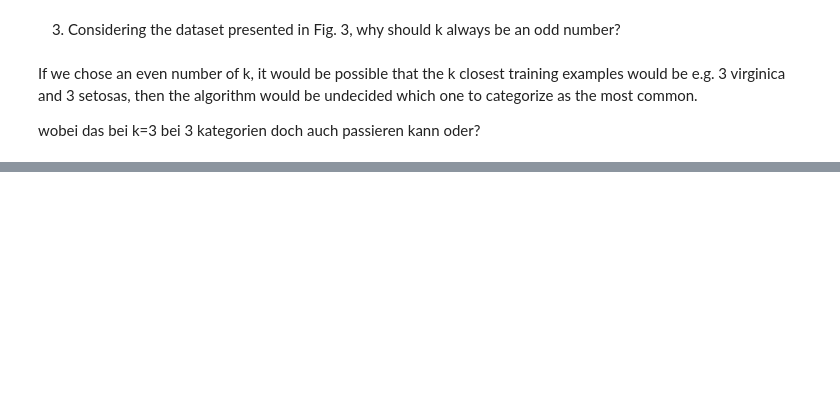
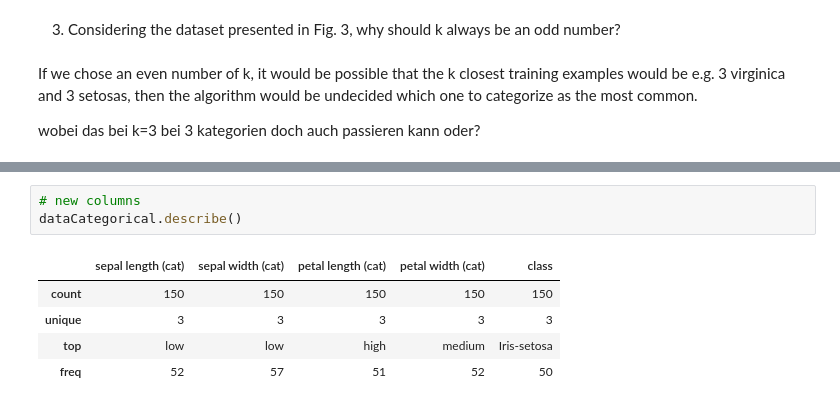
Before and after one commit to jelenameyer/IntroToMachineLearning, a Jupyter notebook: assignments/a2supervised.ipynb, the cells around one changed output, grey strips where cells are left out. Saved outputs shown, nothing was run; the diff lists cells and outputs as text; blank space fills up the shorter version.

```diff
--- a/assignments/a2supervised.ipynb
+++ b/assignments/a2supervised.ipynb
@@ -898,0 +943,9 @@ wobei das bei k=3 bei 3 kategorien doch auch passieren kann oder?
+# %%
+# new columns
+dataCategorical.describe()
+# %% [output]
+|  | sepal length (cat) | sepal width (cat) | petal length (cat) | petal width (cat) | class |
+| count | 150 | 150 | 150 | 150 | 150 |
+| unique | 3 | 3 | 3 | 3 | 3 |
+| top | low | low | high | medium | Iris-setosa |
+| freq | 52 | 57 | 51 | 52 | 50 |
```
Also changed, not shown: parts of 24 cells of this notebook, 1 other file.
